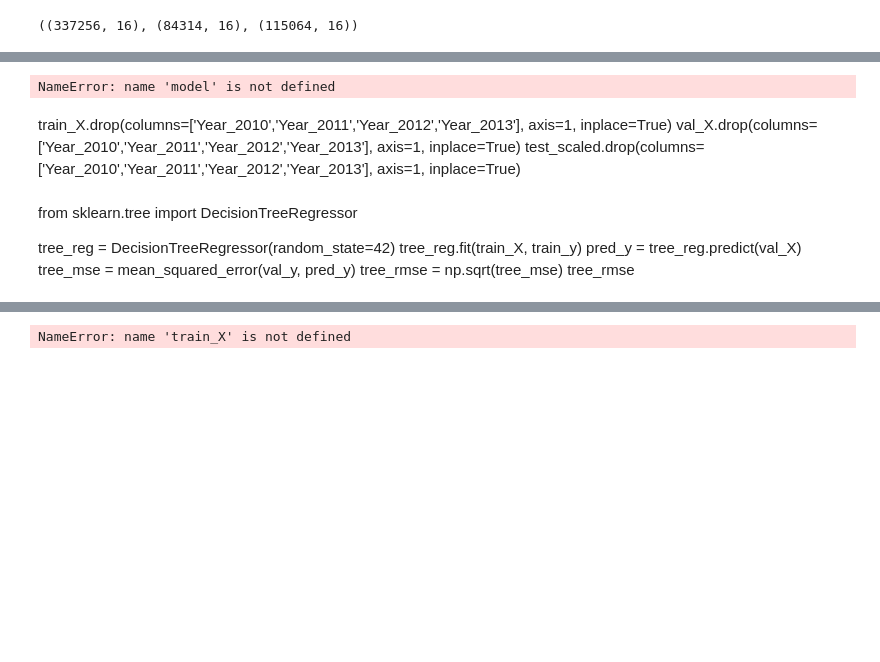
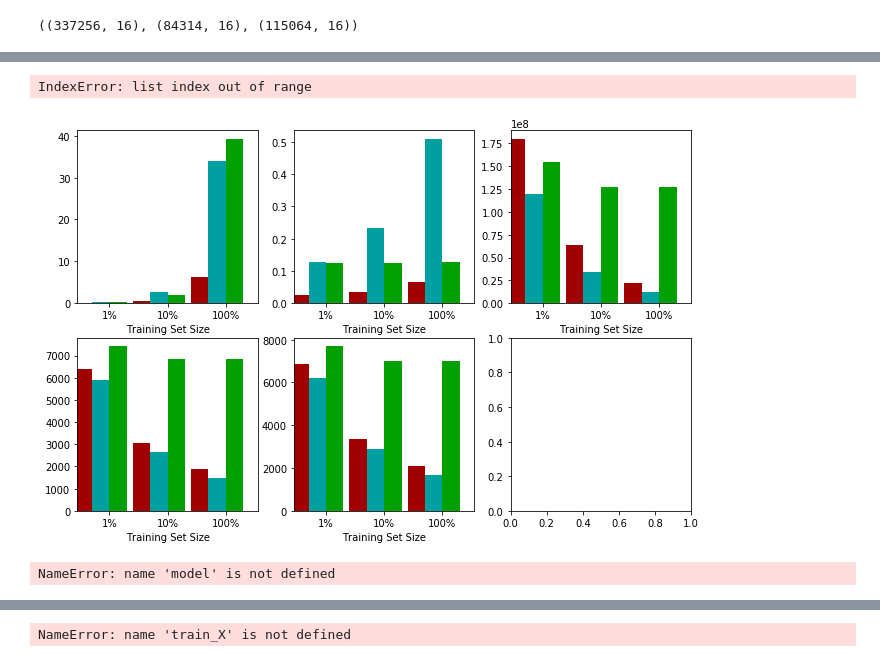
Before and after one commit to nitinx/ml-store-sales-forecast, a Jupyter notebook: WalmartStoreSales.ipynb, the cells around one changed output, grey strips where cells are left out. Cells and saved outputs as stored; diff of their text form; code cells hidden in the pictures; blank space fills up the shorter version.

Commit message:
Added WMAE and GridSearch
1. Function to compute Weights
2. Function to compute WMAE
3. Section to evaluate inital/default models
4. Added GridSearchCV for XGB & LGBM

```diff
--- a/WalmartStoreSales.ipynb
+++ b/WalmartStoreSales.ipynb
@@ -56,14 +56,14 @@ def train_predict(learner, sample_size, train_X, train_y, test_X, test_y):
     # Calculate the total prediction time
     results['time_pred'] = end - start
 
+    # Compute Mean Squared Error on Test Set
+    results['MSE'] = mean_squared_error(test_y, predictions)
+
     # Compute Mean Accuracy Error on Test Set
     results['MAE'] = mean_absolute_error(test_y, predictions)
 
-    # Compute Mean Squared Error on Test Set
-    results['MSE'] = mean_squared_error(test_y, predictions)
-
-    # Compute Mean Squared Log Error on Test Set
-    #results['MSLE'] = mean_squared_log_error(test_y, predictions)
+    # Compute Weighted Mean Absolute Error on Test Set
+    results['WMAE'] = weighted_mean_absolute_error(test_y, predictions, compute_weights(test_X['IsHoliday']))
 
     # Success
     print("{} trained on {} samples.".format(learner.__class__.__name__, sample_size))
@@ -194,7 +202,7 @@ def reduce_mem_usage(df, verbose=True):
 # For example, running this (by clicking run or pressing Shift+Enter) will list all files under the input directory
 
 cnt = 0
-env = 'AWS'
+env = 'Not Kaggle'
 
 for dirname, _, filenames in os.walk('/kaggle/input'):
     for filename in filenames:
@@ -730,3 +746,6 @@ del test['IsHoliday_y']
+# %%
+train.drop(columns=['IsHoliday_y'], axis=1, inplace=True)
+test.drop(columns=['IsHoliday_y'], axis=1, inplace=True)
 # %%
 train.rename(columns={'IsHoliday_x': 'IsHoliday'}, inplace=True)
 test.rename(columns={'IsHoliday_x': 'IsHoliday'}, inplace=True)
@@ -894,0 +914,25 @@ plt.plot(estimators, scores)
+# %%
+# Initialize the models
+clf_A = DecisionTreeRegressor(random_state=42)
+clf_B = RandomForestRegressor(random_state=42)
+clf_C = GradientBoostingRegressor(random_state=42)
+clf_D = BaggingRegressor(random_state=42)
+clf_E = xgb.XGBRegressor()
+clf_F = LGBMRegressor()
+
+samples_100 = len(train_y)              # 100% of training set
+samples_10 = int(samples_100 * 10/100)  #  10% of training set
+samples_1 = int(samples_100 * 1/100)    #   1% of training set
+
+# Collect results on the learners
+results = {}
+#for clf in [clf_A, clf_B, clf_C]:
+for clf in [clf_A, clf_B, clf_C, clf_D, clf_E, clf_F]:
+    clf_name = clf.__class__.__name__
+    results[clf_name] = {}
+    for i, samples in enumerate([samples_1, samples_10, samples_100]):
+        results[clf_name][i] = \
+        train_predict(clf, samples, train_X, train_y, val_X, val_y)
+
+# Run metrics visualization for the three supervised learning models chosen
+#vs.evaluate(results, accuracy, fscore)
@@ -895,3 +981,8 @@ plt.plot(estimators, scores)
+# %%
+evaluate(results)
+# %% [output]
+IndexError: list index out of range
+[figure, added]
 # %%
 #Extract the feature importances
 importances = model.feature_importances_
@@ -908,18 +999,5 @@ values = importances[indices][:topk]
 
 for i in range(topk):
     print(columns[i] + '\t: ' + str(values[i]))
-# %% [markdown]
-train_X.drop(columns=['Year_2010','Year_2011','Year_2012','Year_2013'], axis=1, inplace=True)
-val_X.drop(columns=['Year_2010','Year_2011','Year_2012','Year_2013'], axis=1, inplace=True)
-test_scaled.drop(columns=['Year_2010','Year_2011','Year_2012','Year_2013'], axis=1, inplace=True)
-# %% [markdown]
-from sklearn.tree import DecisionTreeRegressor
-
-tree_reg = DecisionTreeRegressor(random_state=42)
-tree_reg.fit(train_X, train_y)
-pred_y = tree_reg.predict(val_X)
-tree_mse = mean_squared_error(val_y, pred_y)
-tree_rmse = np.sqrt(tree_mse)
-tree_rmse
 # %%
 %%time
```
Also changed, not shown: parts of 58 cells of this notebook.
